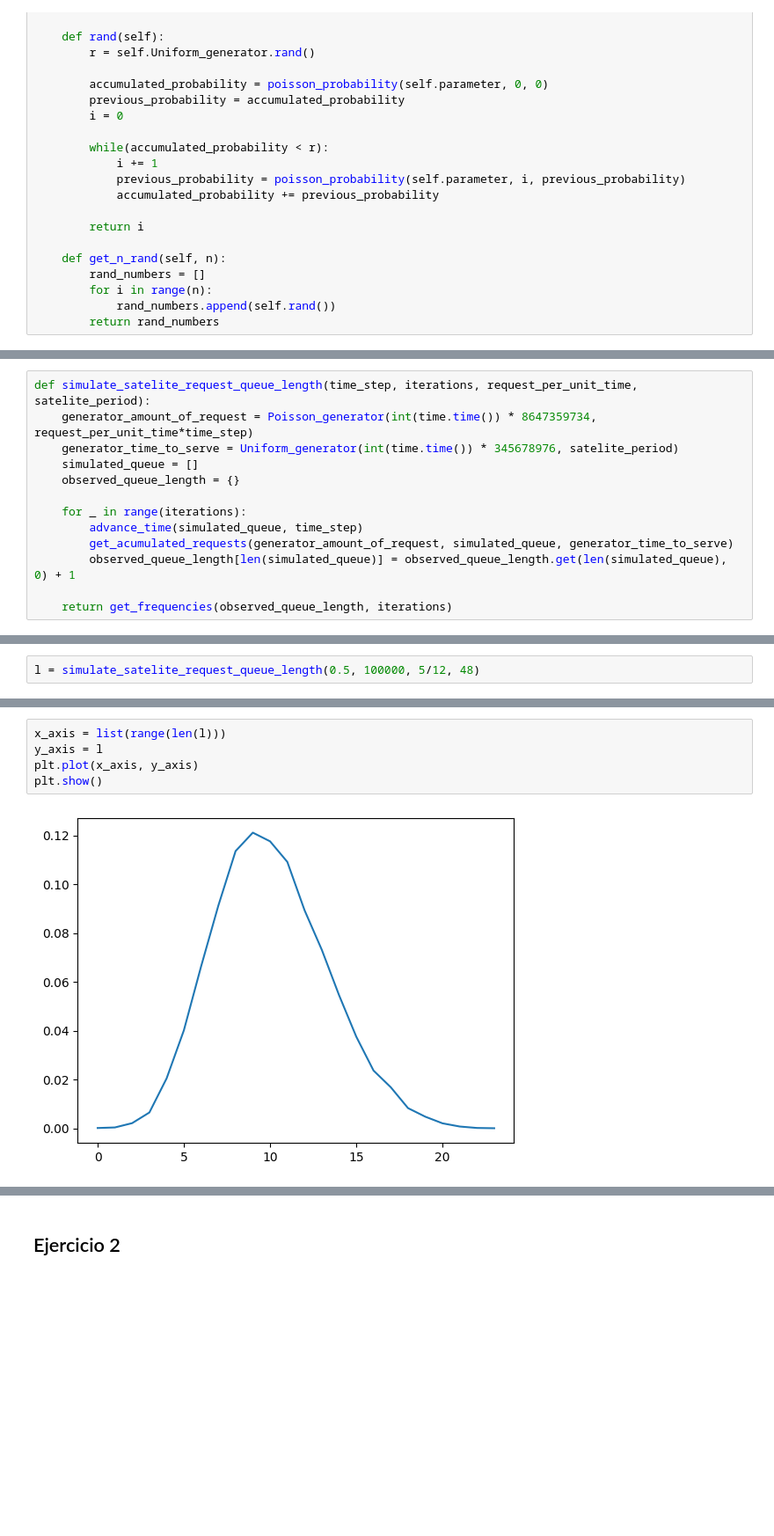
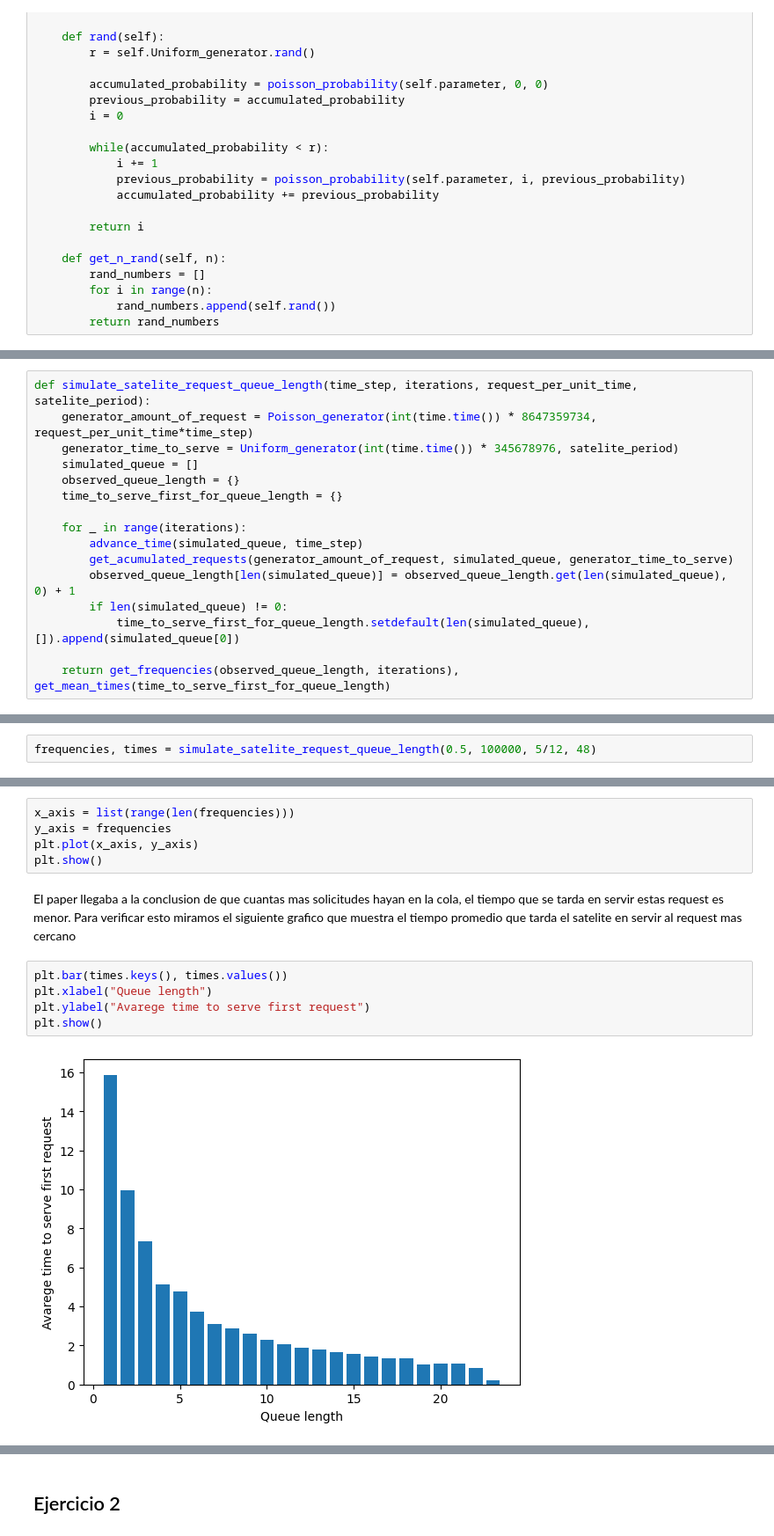
Before and after one commit to Rivejjj/Los-Simuladores, a Jupyter notebook: tp2.ipynb, the cells around one changed output, grey strips where cells are left out. Shown at 88% size. Saved outputs shown, nothing was run; the diff lists cells and outputs as text; blank space fills up the shorter version.

```diff
--- a/tp2.ipynb
+++ b/tp2.ipynb
@@ -137,13 +143,16 @@ def simulate_satelite_request_queue_length(time_step, iterations, request_per_un
     generator_time_to_serve = Uniform_generator(int(time.time()) * 345678976, satelite_period)
     simulated_queue = []
     observed_queue_length = {}
+    time_to_serve_first_for_queue_length = {}
 
     for _ in range(iterations):
         advance_time(simulated_queue, time_step)
         get_acumulated_requests(generator_amount_of_request, simulated_queue, generator_time_to_serve)
         observed_queue_length[len(simulated_queue)] = observed_queue_length.get(len(simulated_queue), 0) + 1
+        if len(simulated_queue) != 0:
+            time_to_serve_first_for_queue_length.setdefault(len(simulated_queue), []).append(simulated_queue[0])
 
-    return get_frequencies(observed_queue_length, iterations)
+    return get_frequencies(observed_queue_length, iterations), get_mean_times(time_to_serve_first_for_queue_length)
 # %%
 def advance_time(simulated_queue, time_step):
     for i in range(len(simulated_queue)):
@@ -171,2 +193,2 @@ def get_frequencies(observed_queue_length, iterations):
 # %%
-l = simulate_satelite_request_queue_length(0.5, 100000, 5/12, 48)
+frequencies, times = simulate_satelite_request_queue_length(0.5, 100000, 5/12, 48)
@@ -187,7 +197,14 @@ aux
 # %%
-x_axis = list(range(len(l)))
-y_axis = l
+x_axis = list(range(len(frequencies)))
+y_axis = frequencies
 plt.plot(x_axis, y_axis)
 plt.show()
-# %% [output]
-[figure, removed]
+# %% [markdown]
+El paper llegaba a la conclusion de que cuantas mas solicitudes hayan en la cola, el tiempo que se tarda en servir estas request es menor. Para verificar esto miramos el siguiente grafico que muestra el tiempo promedio que tarda el satelite en servir al request mas cercano
+# %%
+plt.bar(times.keys(), times.values())
+plt.xlabel("Queue length")
+plt.ylabel("Avarege time to serve first request")
+plt.show()
+# %% [output]
+[figure, added]
```
Also changed, not shown: parts of 26 cells of this notebook.
